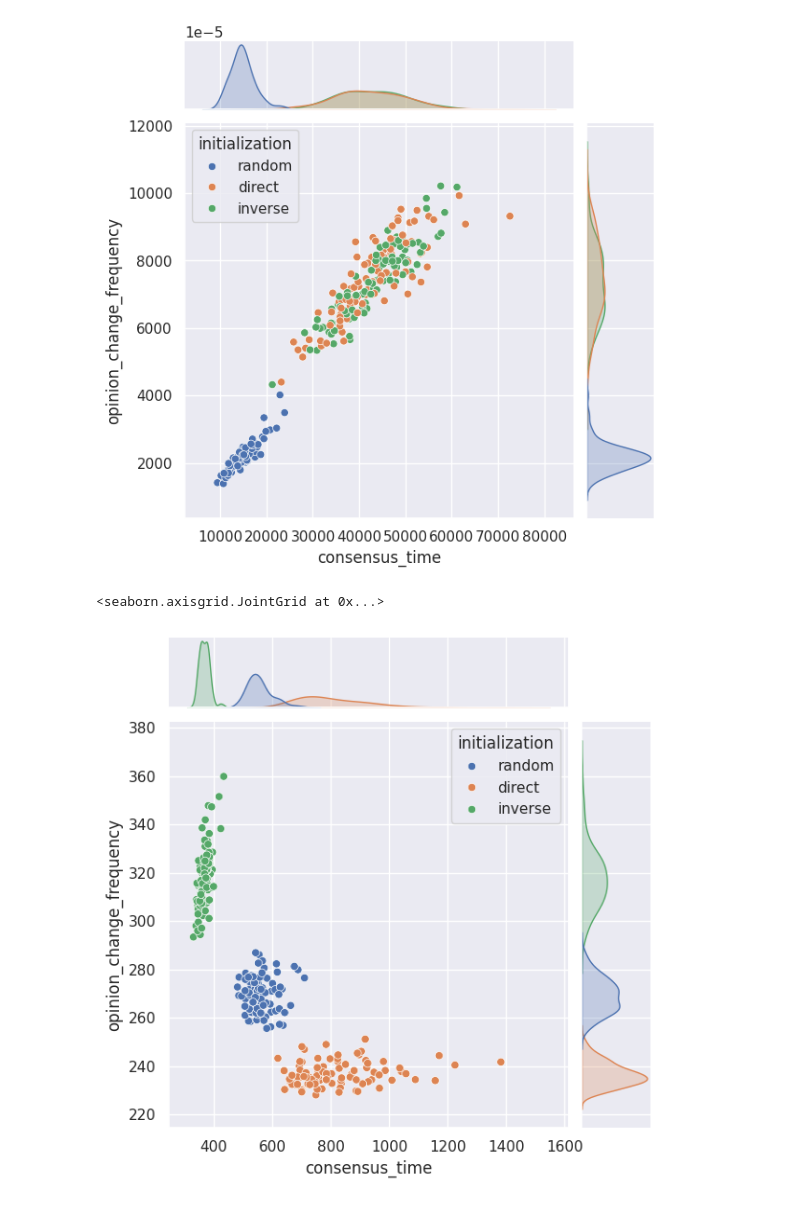
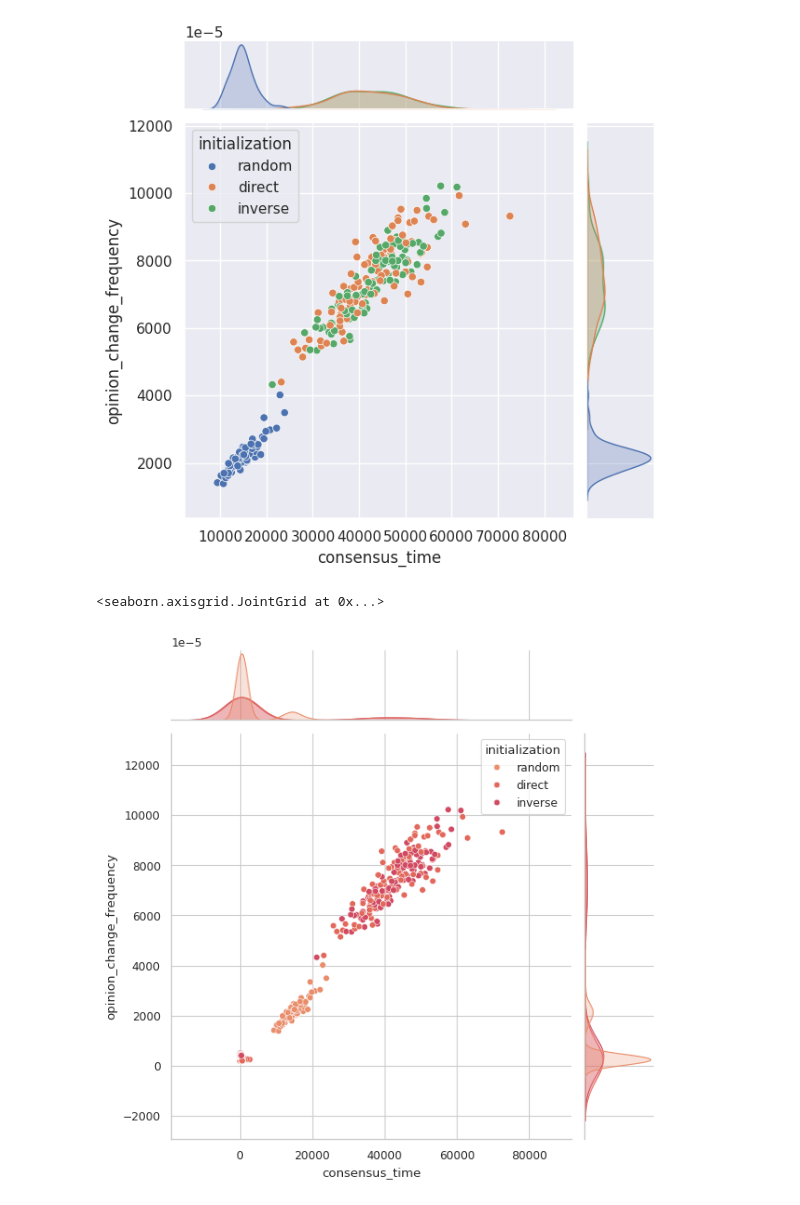
Before and after one commit to vitorfrois/SznajdNetworks, a Jupyter notebook: src/notebooks/1_EDA.ipynb, the cells around one changed output. Saved outputs shown, nothing was run; the diff lists cells and outputs as text; code cells hidden in the pictures.

```diff
--- a/src/notebooks/1_EDA.ipynb
+++ b/src/notebooks/1_EDA.ipynb
@@ -16,7 +16,7 @@ from matplotlib import rcParams
 sns.set_style("whitegrid")
 sns.set_palette("deep")
 sns.set_context("paper")
-# sns.set_theme(palette="flare", style='whitegrid', context='poster')
+sns.set_theme(palette="flare", style='whitegrid', context='paper')
 
 C = 'consensus_time'
 F = 'opinion_change_frequency'
@@ -364,9 +378,9 @@ sns.jointplot(
 [figure]
 # %%
 sns.jointplot(
-    data=dataset[dataset['type'] == 'erdos_renyi'],
+    data=dataset,
     x="consensus_time", y="opinion_change_frequency", hue="initialization",
 )
 # %% [output]
 <seaborn.axisgrid.JointGrid at 0x...>
-[figure, old version]
+[figure, new version]
```
Also changed, not shown: parts of 7 cells of this notebook, 4 other files.
